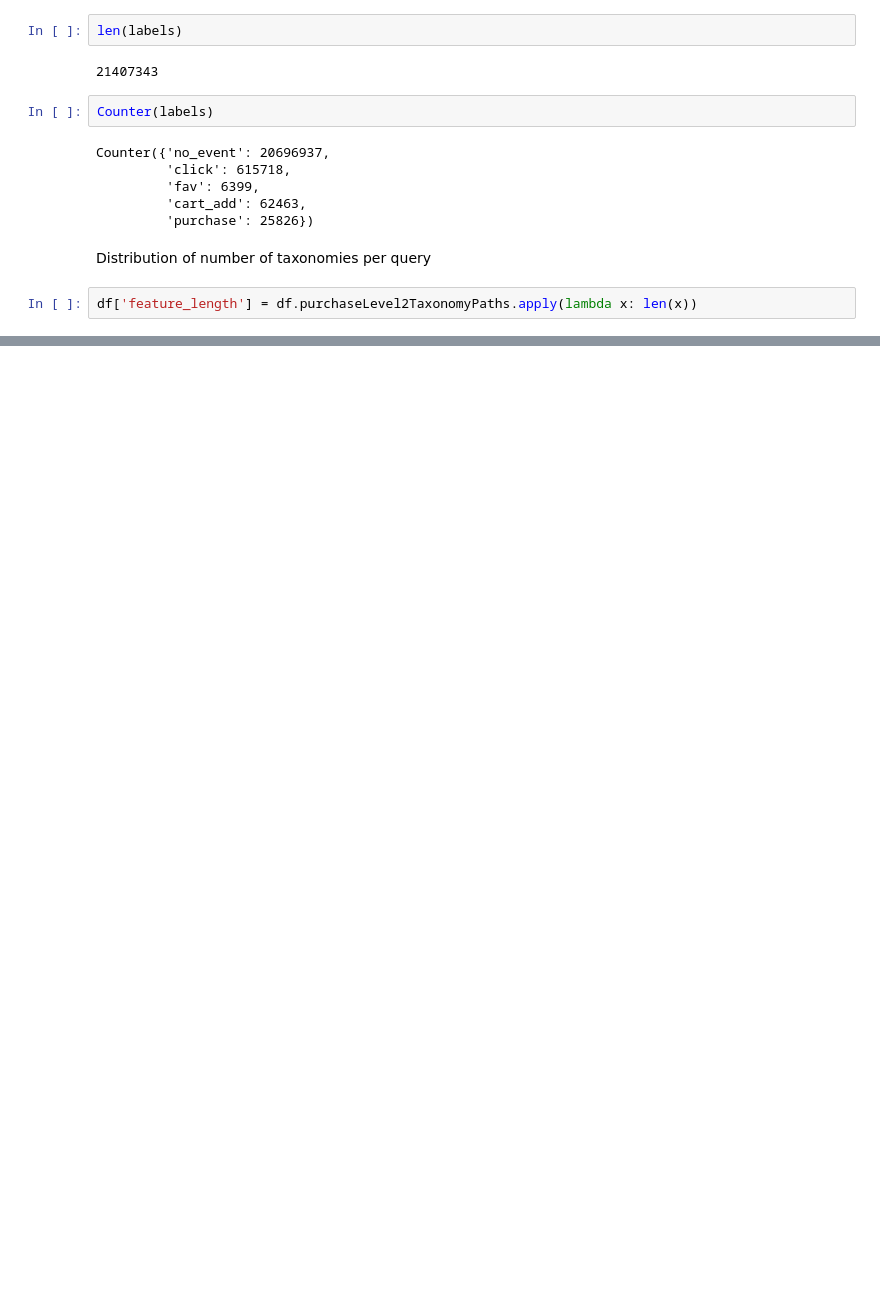
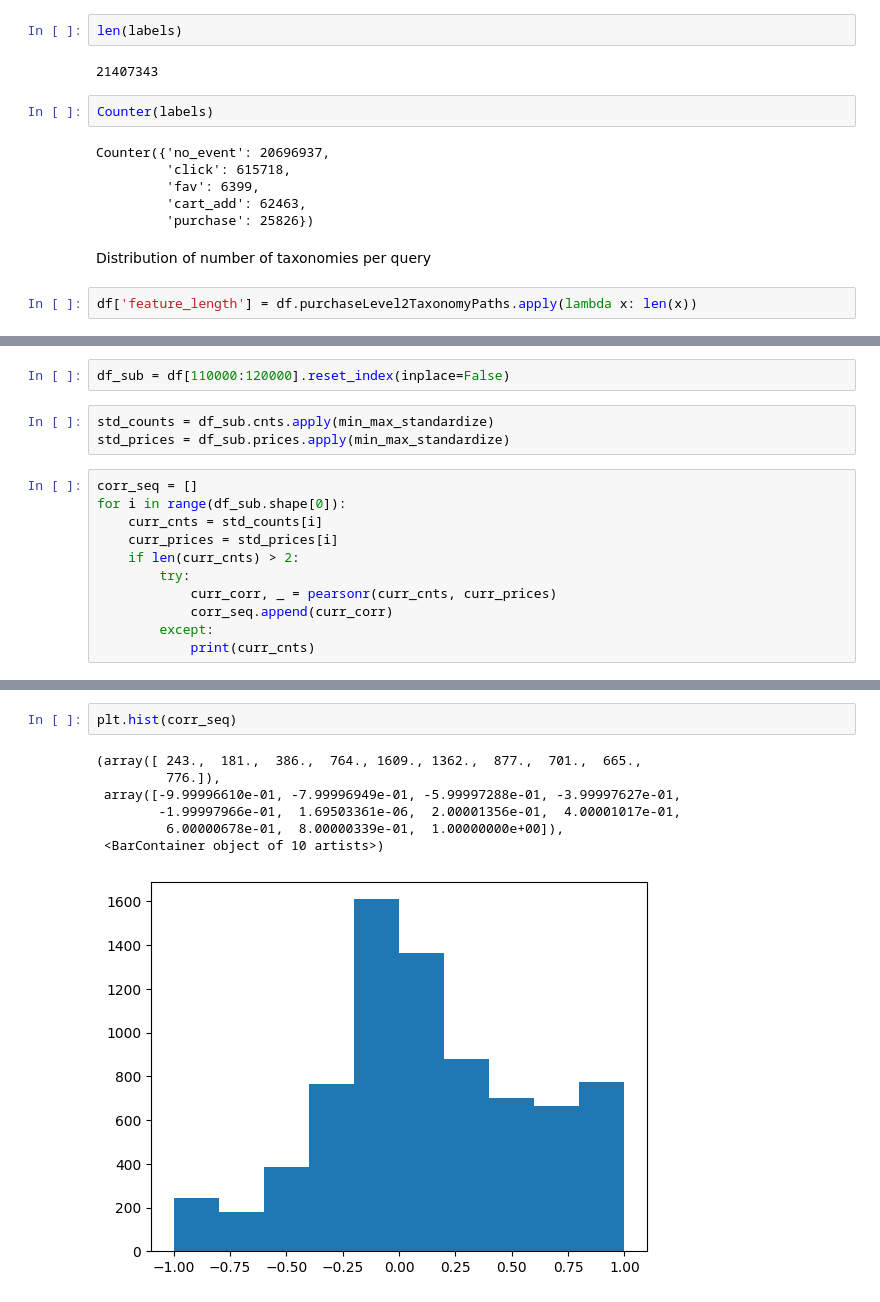
Before and after one commit to yqngzh/yzhang-adhoc-analysis, a Jupyter notebook: 2023Q3_taxo_diversity/1_taxo_diversity_data_understanding.ipynb, the cells around one changed output, grey strips where cells are left out. Cells and saved outputs as stored; diff of their text form; blank space fills up the shorter version.

```diff
--- a/2023Q3_taxo_diversity/1_taxo_diversity_data_understanding.ipynb
+++ b/2023Q3_taxo_diversity/1_taxo_diversity_data_understanding.ipynb
@@ -236,0 +226,16 @@ level2_click_cosine = []
+# %%
+df_sub = df[110000:120000].reset_index(inplace=False)
+# %%
+std_counts = df_sub.cnts.apply(min_max_standardize)
+std_prices = df_sub.prices.apply(min_max_standardize)
+# %%
+corr_seq = []
+for i in range(df_sub.shape[0]):
+    curr_cnts = std_counts[i]
+    curr_prices = std_prices[i]
+    if len(curr_cnts) > 2:
+        try:
+            curr_corr, _ = pearsonr(curr_cnts, curr_prices)
+            corr_seq.append(curr_corr)
+        except:
+            print(curr_cnts)
@@ -236,0 +261,10 @@ level2_click_cosine = []
+# %%
+plt.hist(corr_seq)
+# %% [output]
+(array([ 243.,  181.,  386.,  764., 1609., 1362.,  877.,  701.,  665.,
+         776.]),
+ array([-9.99996610e-01, -7.99996949e-01, -5.99997288e-01, -3.99997627e-01,
+        -1.99997966e-01,  1.69503361e-06,  2.00001356e-01,  4.00001017e-01,
+         6.00000678e-01,  8.00000339e-01,  1.00000000e+00]),
+ <BarContainer object of 10 artists>)
+[figure, added]
```
Also changed, not shown: parts of 44 cells of this notebook, 4 other files.
